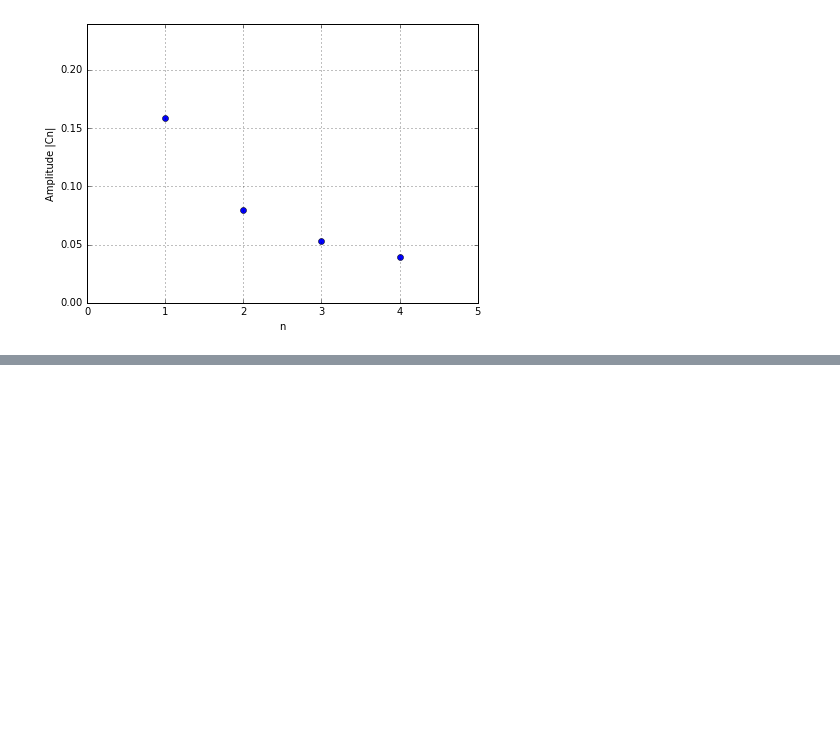
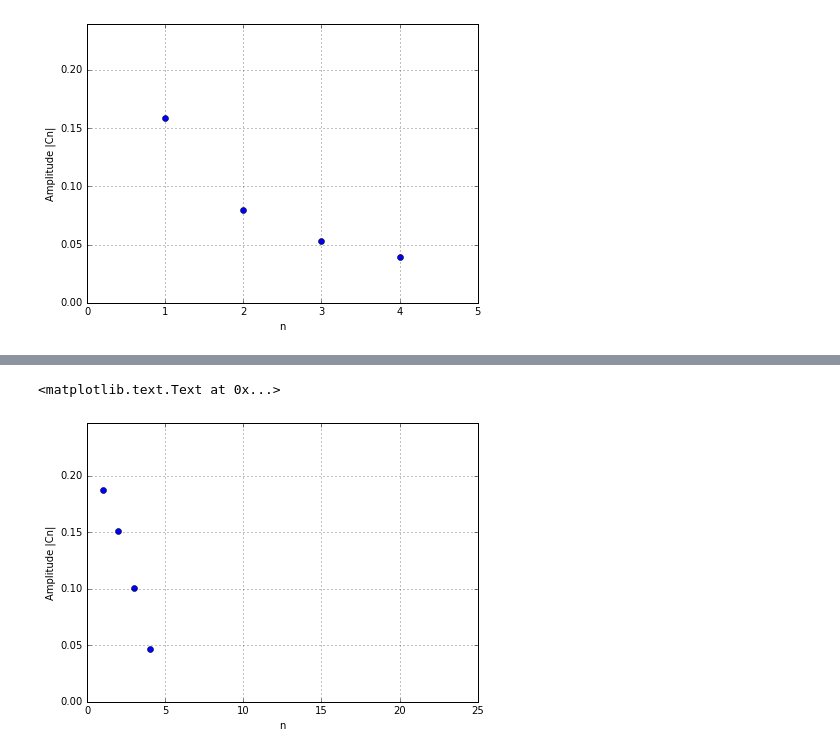
Before and after one commit to gabrielucascp/Serie-de-Fourrier-, a Jupyter notebook: Serie_Trigo_Fourier.ipynb, the cells around one changed output, grey strips where cells are left out. Saved outputs shown, nothing was run; the diff lists cells and outputs as text; code cells hidden in the pictures; blank space fills up the shorter version.

```diff
--- a/Serie_Trigo_Fourier.ipynb
+++ b/Serie_Trigo_Fourier.ipynb
@@ -201,0 +283,22 @@ xlabel ('n')
+# %%
+                       #-------Espectro de Amplitude e espectro de fase--------#
+#Definindo biblioteca matplotlib inline para gerar o gráfico na própria página
+%matplotlib inline
+figure(figsize=(7, 5))
+import matplotlib
+from pylab import *
+from numpy import pi, arange
+import math
+# Definindo expressão das amplitudes
+def C(n):
+
+    y = sin(n*pi/5)/(pi*n)
+    return y
+plot([0,1,2,3,4], [C(0.), C(1.),C(2.),C(3.),C(4.)], 'bo')
+axis([0, 25, 0, C(4.) + 0.2])
+grid()
+ylabel ('Amplitude |Cn|')
+xlabel ('n')
+# %% [output]
+<matplotlib.text.Text at 0x...>
+[figure, added]
```
Also changed, not shown: parts of 2 cells of this notebook, 1 other file.
